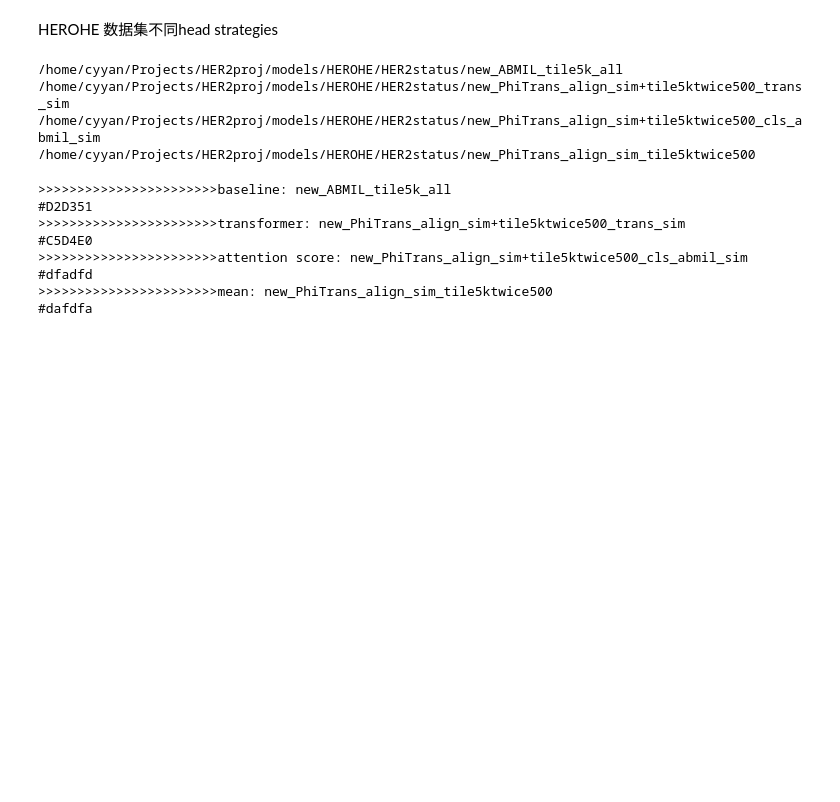
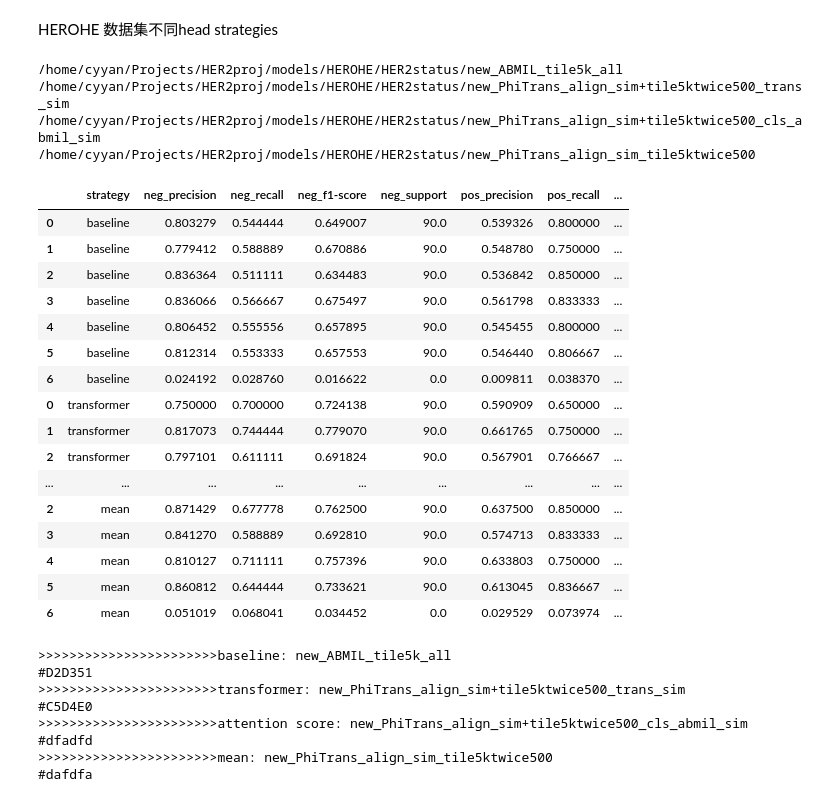
Before and after one commit to gatsby2016/PhiHER2, a Jupyter notebook: post_exp_figs/s7_5_prototype_head_ablation_metric.ipynb, the cells around one changed output. Cells and saved outputs as stored; diff of their text form; code cells hidden in the pictures; blank space fills up the shorter version.

```diff
--- a/post_exp_figs/s7_5_prototype_head_ablation_metric.ipynb
+++ b/post_exp_figs/s7_5_prototype_head_ablation_metric.ipynb
@@ -69,35 +111,53 @@ root_path = "/home/cyyan/Projects/HER2proj/models/HEROHE/HER2status"
 filename = "summary_metrics_alltimes_kfolds.csv"
 
 ## loop 所有满足条件的exp name
 mapping_exp = {'baseline': 'new_ABMIL_tile5k_all',
     'transformer': 'new_PhiTrans_align_sim+tile5ktwice500_trans_sim',
          'attention score': 'new_PhiTrans_align_sim+tile5ktwice500_cls_abmil_sim',
          'mean': 'new_PhiTrans_align_sim_tile5ktwice500'
 }
 
 
 mapping_color = {'baseline': '#D2D351', # 不用prototype 也不用cross attention
                  'transformer': '#C5D4E0',
          'attention score': '#dfadfd',
          'mean': '#dafdfa'
 }
 
 
 total_pd = pd.DataFrame()
-for exp_name in mapping_exp.values():
+for exp_re, exp_name in mapping_exp.items():
     exp_name = os.path.join(root_path, exp_name)
     print(exp_name)
 
     eval_res = pd.read_csv(os.path.join(exp_name, filename)).iloc[:, 3:]
+    eval_res.insert(0, column="strategy", value=exp_re)
     total_pd = pd.concat([total_pd, eval_res], axis=0)
 
 total_pd
-total_pd.to_csv(os.path.join(root_path, "classifier_strategies_HEROHE.csv"))
+# total_pd.to_csv(os.path.join(root_path, "classifier_strategies_HEROHE.csv"))
 # %% [output]
 /home/cyyan/Projects/HER2proj/models/HEROHE/HER2status/new_ABMIL_tile5k_all
 /home/cyyan/Projects/HER2proj/models/HEROHE/HER2status/new_PhiTrans_align_sim+tile5ktwice500_trans_sim
 /home/cyyan/Projects/HER2proj/models/HEROHE/HER2status/new_PhiTrans_align_sim+tile5ktwice500_cls_abmil_sim
 /home/cyyan/Projects/HER2proj/models/HEROHE/HER2status/new_PhiTrans_align_sim_tile5ktwice500
+|  | strategy | neg_precision | neg_recall | neg_f1-score | neg_support | pos_precision | pos_recall | ... |
+| 0 | baseline | 0.803279 | 0.544444 | 0.649007 | 90.0 | 0.539326 | 0.800000 | ... |
+| 1 | baseline | 0.779412 | 0.588889 | 0.670886 | 90.0 | 0.548780 | 0.750000 | ... |
+| 2 | baseline | 0.836364 | 0.511111 | 0.634483 | 90.0 | 0.536842 | 0.850000 | ... |
+| 3 | baseline | 0.836066 | 0.566667 | 0.675497 | 90.0 | 0.561798 | 0.833333 | ... |
+| 4 | baseline | 0.806452 | 0.555556 | 0.657895 | 90.0 | 0.545455 | 0.800000 | ... |
+| 5 | baseline | 0.812314 | 0.553333 | 0.657553 | 90.0 | 0.546440 | 0.806667 | ... |
+| 6 | baseline | 0.024192 | 0.028760 | 0.016622 | 0.0 | 0.009811 | 0.038370 | ... |
+| 0 | transformer | 0.750000 | 0.700000 | 0.724138 | 90.0 | 0.590909 | 0.650000 | ... |
+| 1 | transformer | 0.817073 | 0.744444 | 0.779070 | 90.0 | 0.661765 | 0.750000 | ... |
+| 2 | transformer | 0.797101 | 0.611111 | 0.691824 | 90.0 | 0.567901 | 0.766667 | ... |
+| ... | ... | ... | ... | ... | ... | ... | ... | ... |
+| 2 | mean | 0.871429 | 0.677778 | 0.762500 | 90.0 | 0.637500 | 0.850000 | ... |
+| 3 | mean | 0.841270 | 0.588889 | 0.692810 | 90.0 | 0.574713 | 0.833333 | ... |
+| 4 | mean | 0.810127 | 0.711111 | 0.757396 | 90.0 | 0.633803 | 0.750000 | ... |
+| 5 | mean | 0.860812 | 0.644444 | 0.733621 | 90.0 | 0.613045 | 0.836667 | ... |
+| 6 | mean | 0.051019 | 0.068041 | 0.034452 | 0.0 | 0.029529 | 0.073974 | ... |
 # %%
 
 bar_data_mean = {}
```
Also changed, not shown: parts of 13 cells of this notebook, 9 other files.
